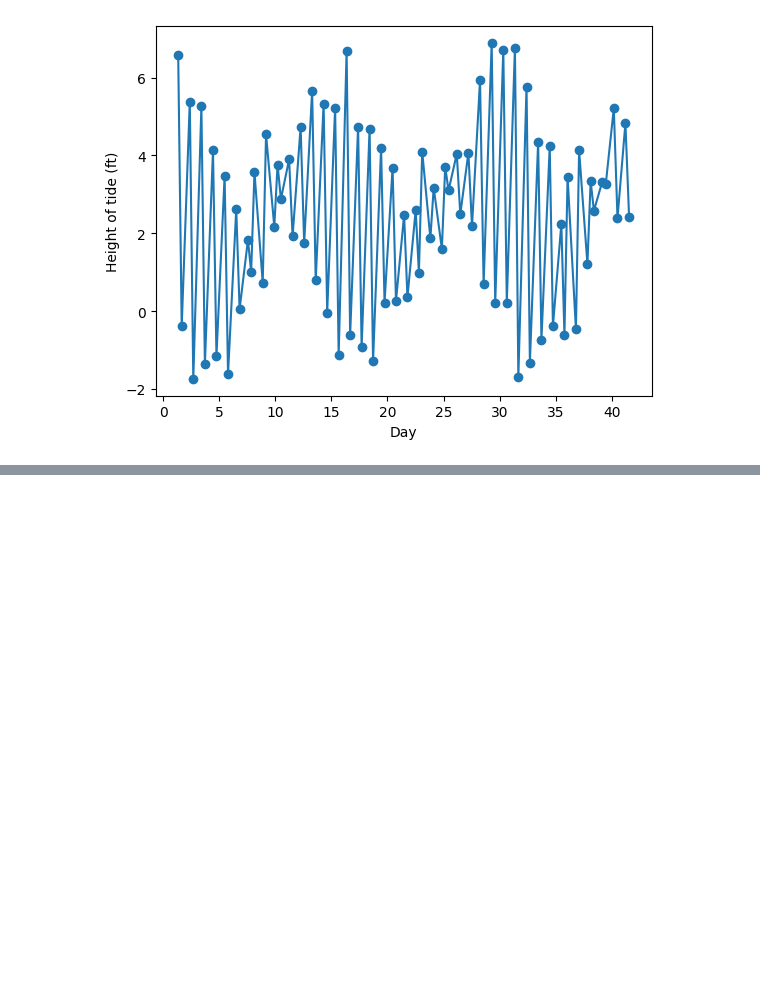
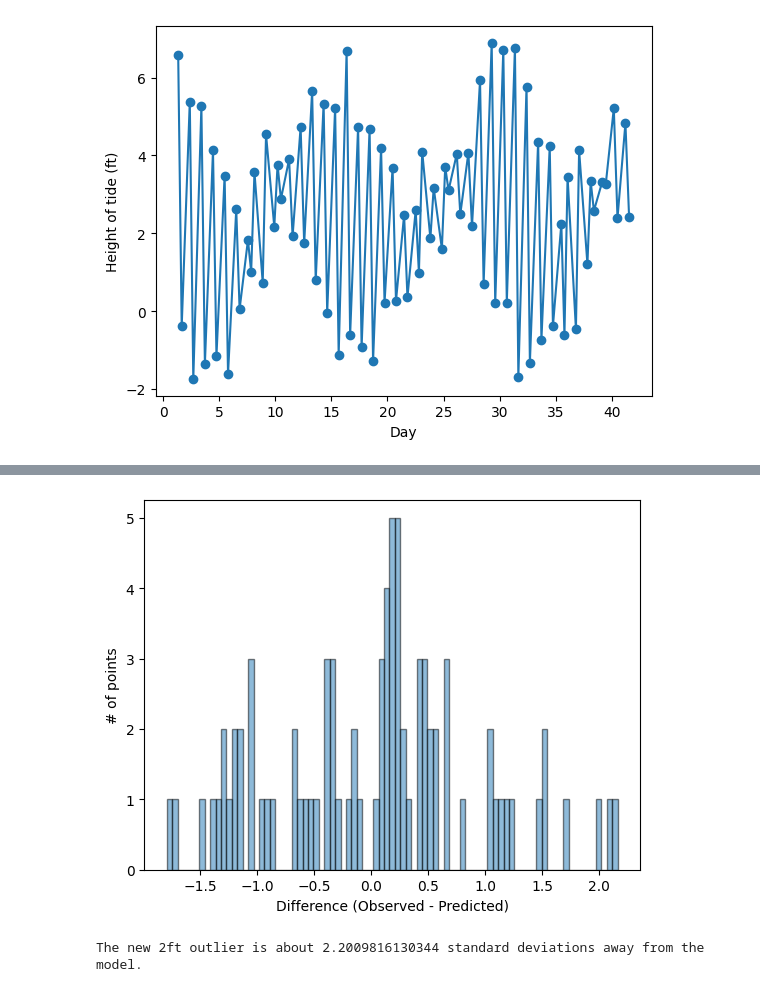
Before and after one commit to tchengsd/astr-group-project, a Jupyter notebook: group_project.ipynb, the cells around one changed output, grey strips where cells are left out. Saved outputs shown, nothing was run; the diff lists cells and outputs as text; code cells hidden in the pictures; blank space fills up the shorter version.

```diff
--- a/group_project.ipynb
+++ b/group_project.ipynb
@@ -84,0 +116,12 @@ plt.show()
+# %%
+residuals.append(2)
+plt.hist(residuals, bins = len(residuals), alpha=0.5, edgecolor='black')
+plt.xlabel('Difference (Observed - Predicted)')
+plt.ylabel('# of points')
+plt.show()
+# %% [output]
+[figure, added]
+# %%
+print(f'The new 2ft outlier is about {(2 - np.mean(residuals)) / np.std(residuals)} standard deviations away from the model.')
+# %% [output]
+The new 2ft outlier is about 2.2009816130344 standard deviations away from the model.
```
Also changed, not shown: parts of 5 cells of this notebook.
